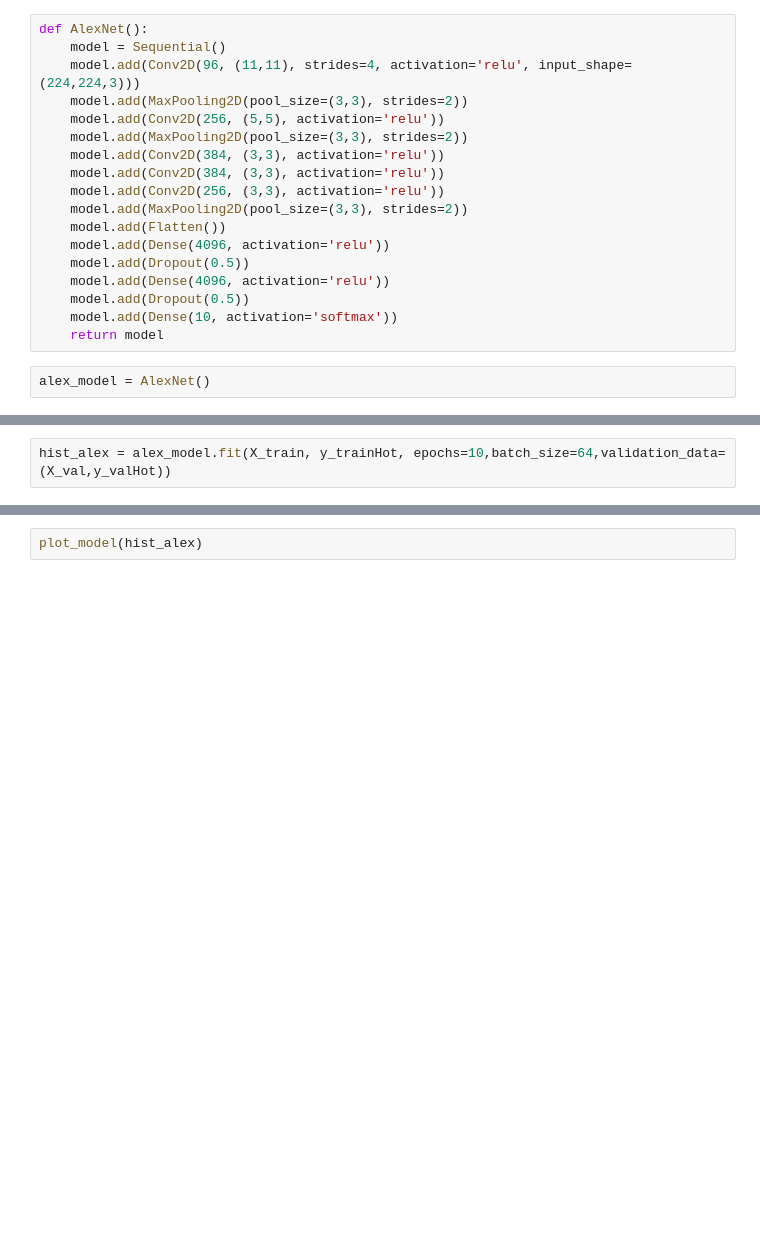
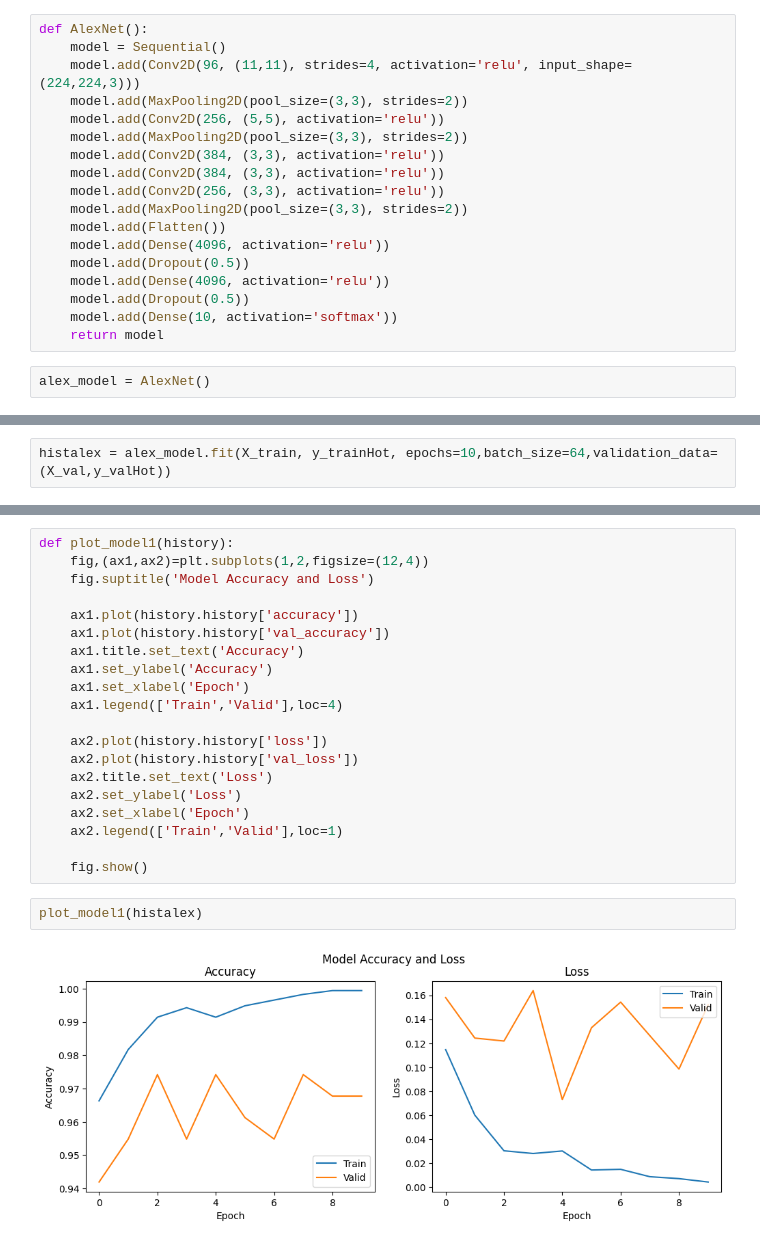
Before and after one commit to doeunbunheng/Sign_Language_digits, a Jupyter notebook: src/main.ipynb, the cells around one changed output, grey strips where cells are left out. Drawn from its saved outputs; the diff is of its cells as text; blank space fills up the shorter version.

Commit message:
Update_model

```diff
--- a/src/main.ipynb
+++ b/src/main.ipynb
@@ -303,2 +313,2 @@ alex_model.summary()
 # %%
-hist_alex = alex_model.fit(X_train, y_trainHot, epochs=10,batch_size=64,validation_data=(X_val,y_valHot))
+histalex = alex_model.fit(X_train, y_trainHot, epochs=10,batch_size=64,validation_data=(X_val,y_valHot))
@@ -305,4 +336,26 @@ hist_alex = alex_model.fit(X_train, y_trainHot, epochs=10,batch_size=64,validati
+# %%
+def plot_model1(history):
+    fig,(ax1,ax2)=plt.subplots(1,2,figsize=(12,4))
+    fig.suptitle('Model Accuracy and Loss')
+
+    ax1.plot(history.history['accuracy'])
+    ax1.plot(history.history['val_accuracy'])
+    ax1.title.set_text('Accuracy')
+    ax1.set_ylabel('Accuracy')
+    ax1.set_xlabel('Epoch')
+    ax1.legend(['Train','Valid'],loc=4)
+
+    ax2.plot(history.history['loss'])
+    ax2.plot(history.history['val_loss'])
+    ax2.title.set_text('Loss')
+    ax2.set_ylabel('Loss')
+    ax2.set_xlabel('Epoch')
+    ax2.legend(['Train','Valid'],loc=1)
+
+    fig.show()
 # %%
-plot_model(hist_alex)
+plot_model1(histalex)
+# %% [output]
+[figure, added]
 # %%
 model_Evaluate(alex_model)
```
Also changed, not shown: parts of 22 cells of this notebook.
